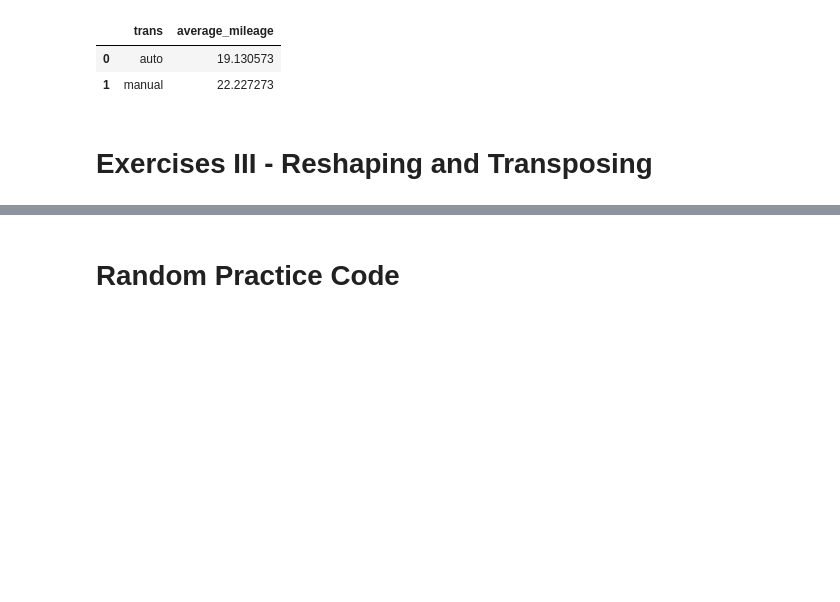
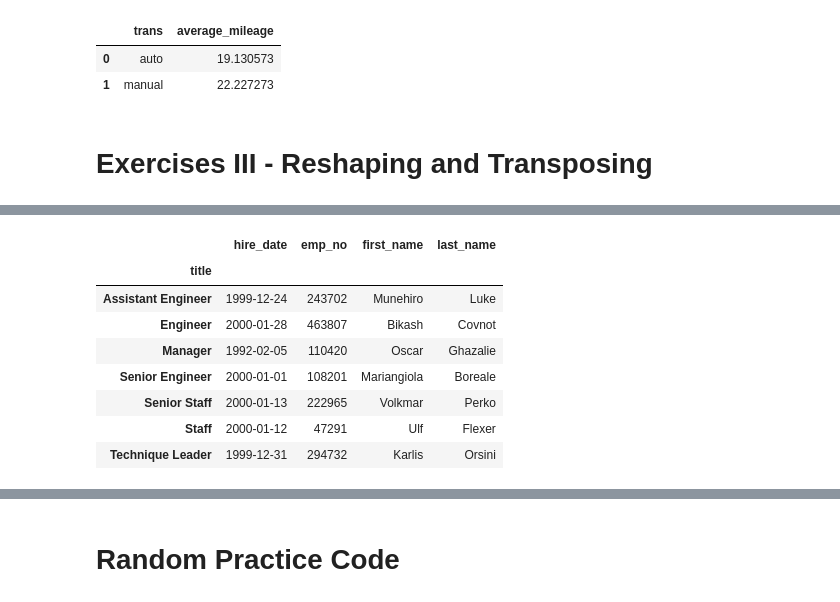
Before and after one commit to Zacharia-Schmitz/numpy-pandas-visualization-exercises, a Jupyter notebook: advanced_dataframes.ipynb, the cells around one changed output, grey strips where cells are left out. Cells and saved outputs as stored; diff of their text form; code cells hidden in the pictures; blank space fills up the shorter version.

```diff
--- a/advanced_dataframes.ipynb
+++ b/advanced_dataframes.ipynb
@@ -412,5 +504,18 @@ mpg.groupby('trans').average_mileage.mean().reset_index()
 # %%
 # 6. For each title, find the hire date of the employee that was hired most recently with that title.
+
+merged['hire_date'] = pd.to_datetime(merged['hire_date'])
+merged.groupby('title').apply(lambda x: x.loc[x['hire_date'].idxmax(), ['hire_date', 'emp_no', 'first_name', 'last_name']])
+# %% [output]
+|  | hire_date | emp_no | first_name | last_name |
+| title |  |  |  |  |
+| Assistant Engineer | 1999-12-24 | 243702 | Munehiro | Luke |
+| Engineer | 2000-01-28 | 463807 | Bikash | Covnot |
+| Manager | 1992-02-05 | 110420 | Oscar | Ghazalie |
+| Senior Engineer | 2000-01-01 | 108201 | Mariangiola | Boreale |
+| Senior Staff | 2000-01-13 | 222965 | Volkmar | Perko |
+| Staff | 2000-01-12 | 47291 | Ulf | Flexer |
+| Technique Leader | 1999-12-31 | 294732 | Karlis | Orsini |
 # %%
 # 7. Write the code necessary to create a cross tabulation of the number of titles by department.
 # (Hint: this will involve a combination of SQL code to pull the necessary data and python/pandas code to perform the manipulations.)
```
Also changed, not shown: parts of 10 cells of this notebook.
